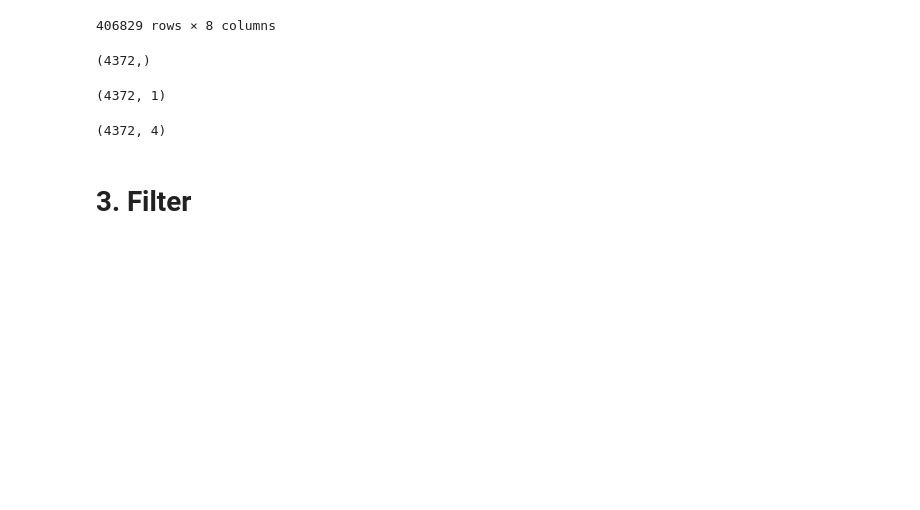
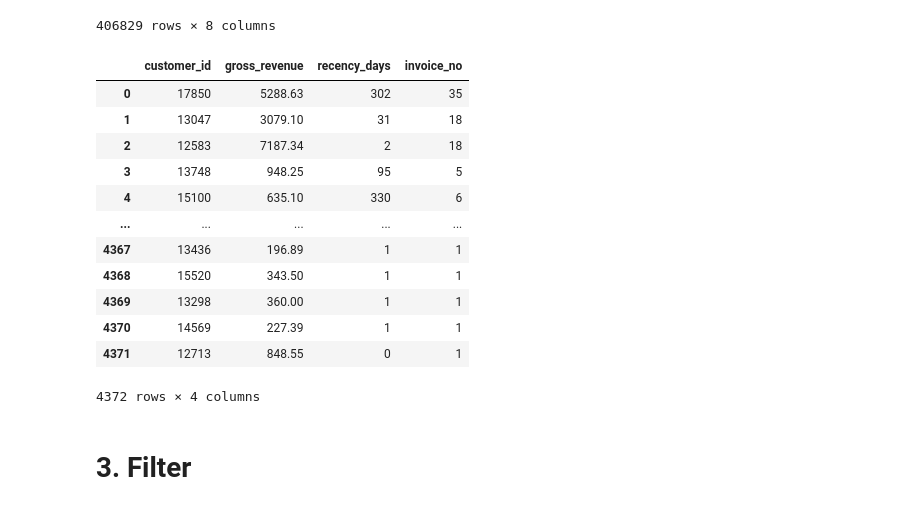
Before and after one commit to LucasBMedeiros/insiders_clustering, a Jupyter notebook: notebooks/insiders_clustering_crisp02.ipynb, the cells around one changed output. Cells and saved outputs as stored; diff of their text form; code cells hidden in the pictures; blank space fills up the shorter version.

```diff
--- a/notebooks/insiders_clustering_crisp02.ipynb
+++ b/notebooks/insiders_clustering_crisp02.ipynb
@@ -370,7 +370,3 @@ df_recency = df_recency[['customer_id', 'recency_days']].copy()
 
 # frequency > purchase frequency
 df_freq = df2[['customer_id', 'invoice_no']].drop_duplicates().groupby('customer_id').count().reset_index()
-# %%
-df2['customer_id'].unique().shape
-# %% [output]
-(4372,)
@@ -377,4 +385,16 @@ df2['customer_id'].unique().shape
 # %%
-df_ref.shape
+df_ref
 # %% [output]
+|  | customer_id | gross_revenue | recency_days | invoice_no |
+| 0 | 17850 | 5288.63 | 302 | 35 |
+| 1 | 13047 | 3079.10 | 31 | 18 |
+| 2 | 12583 | 7187.34 | 2 | 18 |
+| 3 | 13748 | 948.25 | 95 | 5 |
+| 4 | 15100 | 635.10 | 330 | 6 |
+| ... | ... | ... | ... | ... |
+| 4367 | 13436 | 196.89 | 1 | 1 |
+| 4368 | 15520 | 343.50 | 1 | 1 |
+| 4369 | 13298 | 360.00 | 1 | 1 |
+| 4370 | 14569 | 227.39 | 1 | 1 |
+| 4371 | 12713 | 848.55 | 0 | 1 |
-(4372, 1)
+4372 rows × 4 columns
@@ -390,7 +401,3 @@ df_ref = pd.merge(df_ref, df_freq, on='customer_id', how='left')
-# %%
-df_ref.shape
-# %% [output]
-(4372, 4)
 # %% [markdown]
 # 3. Filter
 # %%
```
Also changed, not shown: parts of 2 cells of this notebook.
